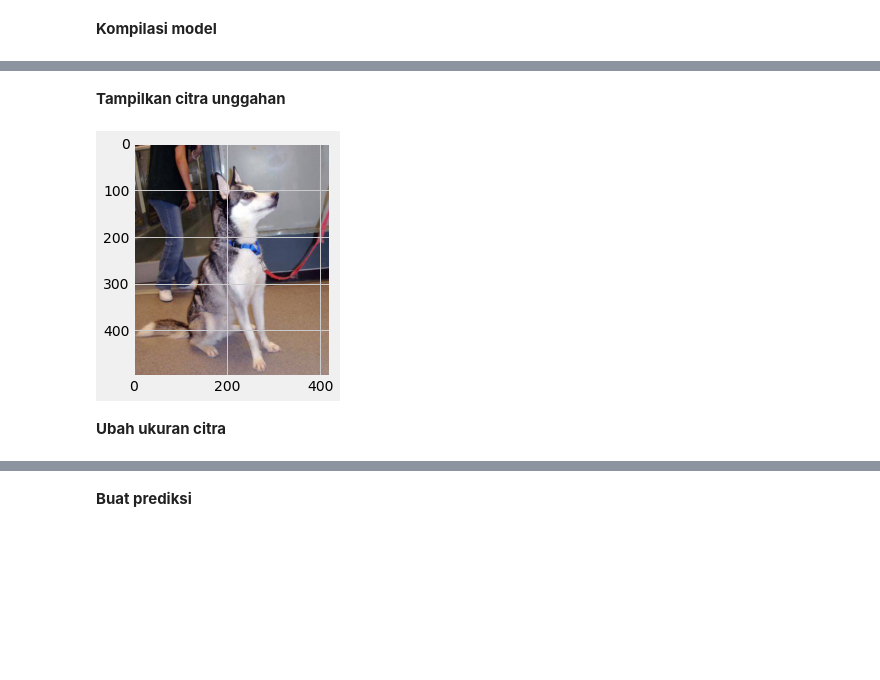
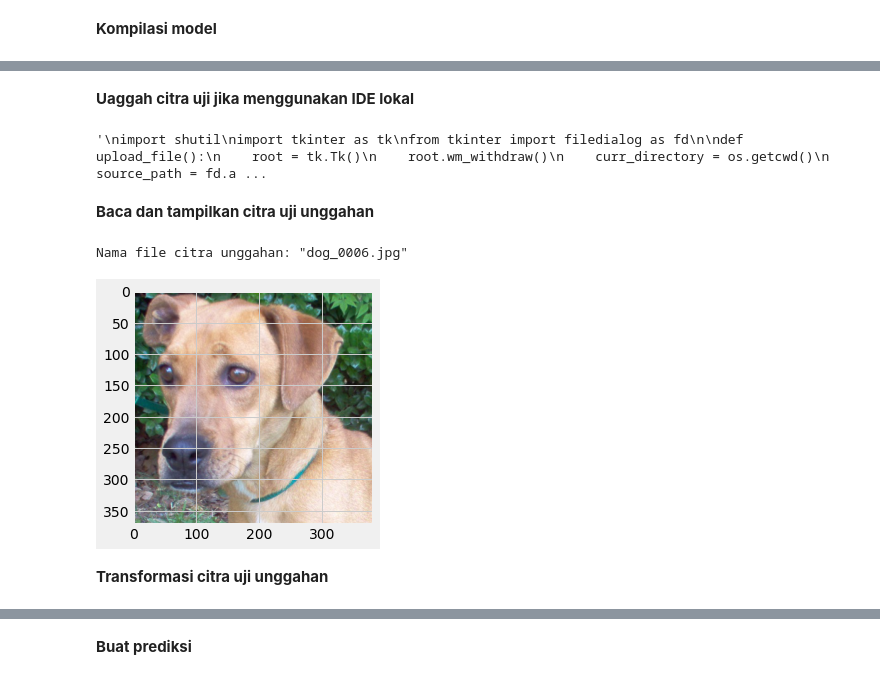
Before and after one commit to fwaskito/uas-pm-gasal_22_23, a Jupyter notebook: 185314098.ipynb, the cells around one changed output, grey strips where cells are left out. Saved outputs shown, nothing was run; the diff lists cells and outputs as text; code cells hidden in the pictures; blank space fills up the shorter version.

Commit message:
Add upload feature with TKINTER and test section using all test data

```diff
--- a/185314098.ipynb
+++ b/185314098.ipynb
@@ -264,0 +297,8 @@ Name of the image file:  dog.4001.jpg
+# %%
+from google.colab import files
+
+uploaded = files.upload()
+uploaded_file_name = list(uploaded.keys())[0]
+
+print('\n> Isi current working directory:')
+!ls
@@ -265,9 +311,47 @@ Name of the image file:  dog.4001.jpg
+# %% [markdown]
+**Uaggah citra uji jika menggunakan IDE lokal**
+# %%
+"""
+import shutil
+import tkinter as tk
+from tkinter import filedialog as fd
+
+def upload_file():
+    root = tk.Tk()
+    root.wm_withdraw()
+    curr_directory = os.getcwd()
+    source_path = fd.askopenfilename(initialdir=curr_directory,
+                                    title="Select Image",
+                                    filetypes=[('Image Files', '*.jpg')])
+    root.destroy()  # Tutup root Tkinter dialog
+
+    uploaded_file_name = os.path.basename(source_path)
+    uploaded_path = os.path.join(curr_directory, uploaded_file_name)
+    shutil.copyfile(source_path, uploaded_path)
+
+    return uploaded_file_name
+
+uploaded_file_name = upload_file()
+
+# Tampilkan isi current working directory terbaru
+print('\n> Isi "cwd":')
+for file in os.listdir(os.getcwd()):
+    print(file)
+"""
+# %% [output]
+'\nimport shutil\nimport tkinter as tk\nfrom tkinter import filedialog as fd\n\ndef upload_file():\n    root = tk.Tk()\n    root.wm_withdraw()\n    curr_directory = os.getcwd()\n    source_path = fd.a ...
+# %% [markdown]
+**Baca dan tampilkan citra uji unggahan**
+# %%
+print(f'\nNama file citra unggahan: "{uploaded_file_name}" \n')
+# Membaca file unggahan
+new_image = plt.imread(uploaded_file_name)
+
+# Tampilkan citra unggahan secara visual
+img = plt.imshow(new_image)
+# %% [output]
+Nama file citra unggahan: "dog_0006.jpg"
+[figure, added]
 # %% [markdown]
-**Tampilkan citra unggahan**
+**Transformasi citra uji unggahan**
-# %%
-img = plt.imshow(new_image)
-# %% [output]
-[figure, removed]
-# %% [markdown]
-**Ubah ukuran citra**
 # %%
```
Also changed, not shown: parts of 61 cells of this notebook.
